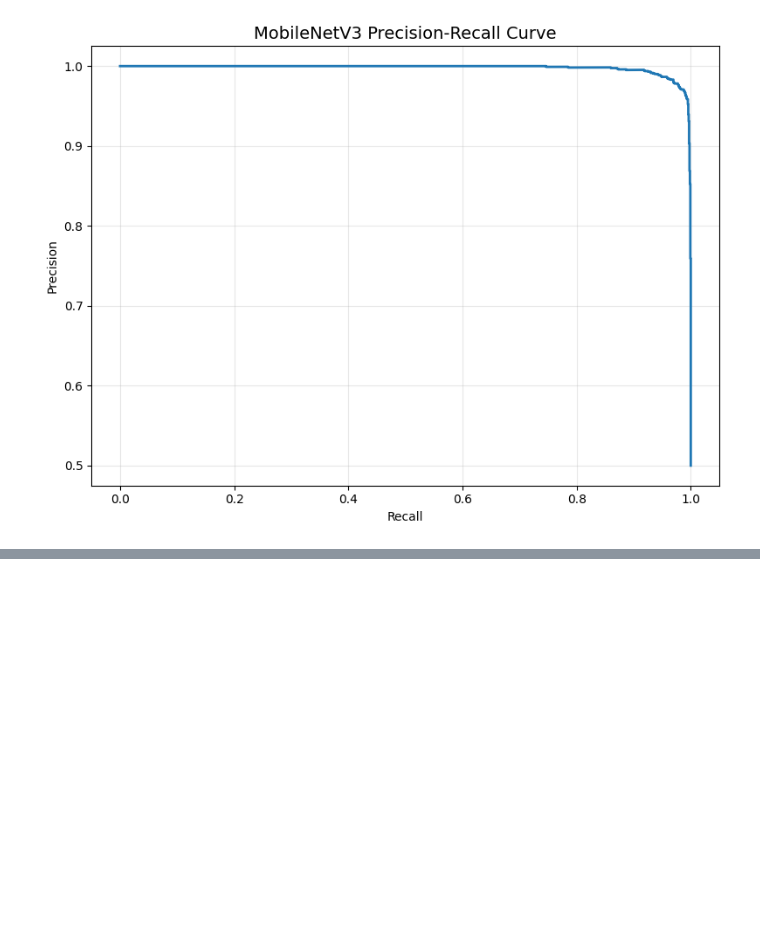
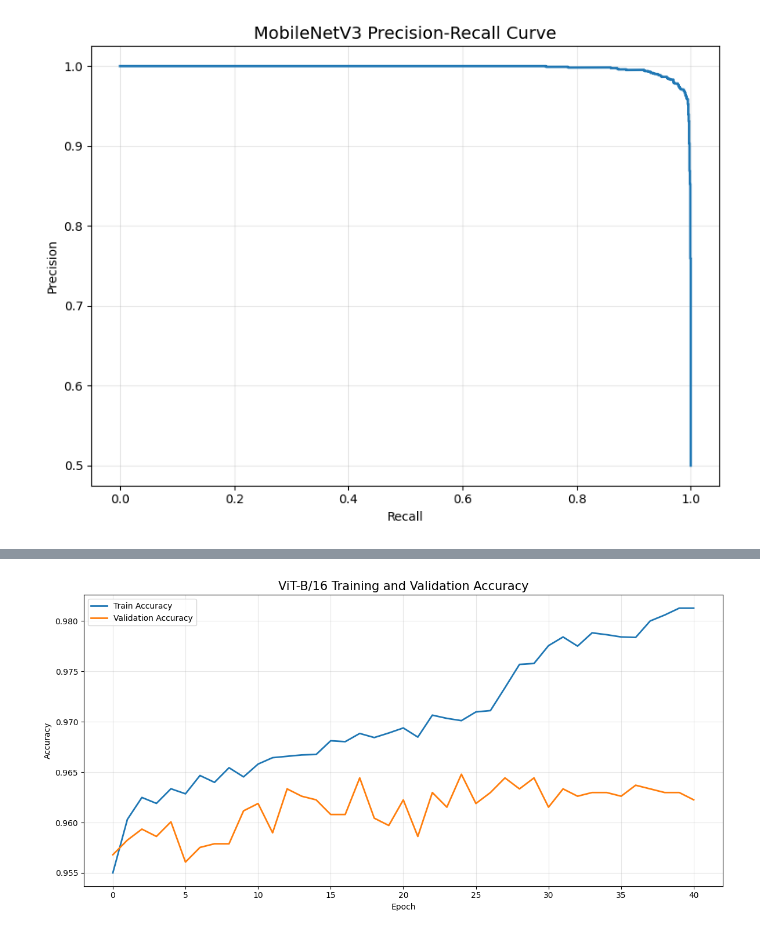
Before and after one commit to IremOzbek/Malaria_DINOv2-performansAnalizi, a Jupyter notebook: Malaria_DenseNet121.ipynb, the cells around one changed output, grey strips where cells are left out. Drawn from its saved outputs; the diff is of its cells as text; code cells hidden in the pictures; blank space fills up the shorter version.

```diff
--- a/Malaria_DenseNet121.ipynb
+++ b/Malaria_DenseNet121.ipynb
@@ -3668,0 +4158,34 @@ plt.show()
+# %%
+# =====================================================
+# ViT ACCURACY CURVE
+# =====================================================
+
+plt.figure(figsize=(12,6))
+
+plt.plot(
+    history["train_acc"],
+    label="Train Accuracy",
+    linewidth=2
+)
+
+plt.plot(
+    history["val_acc"],
+    label="Validation Accuracy",
+    linewidth=2
+)
+
+plt.xlabel("Epoch")
+plt.ylabel("Accuracy")
+
+plt.title(
+    "ViT-B/16 Training and Validation Accuracy",
+    fontsize=15
+)
+
+plt.legend()
+plt.grid(alpha=0.3)
+
+plt.tight_layout()
+plt.show()
+# %% [output]
+[figure, added]
```
Also changed, not shown: parts of 22 cells of this notebook.
